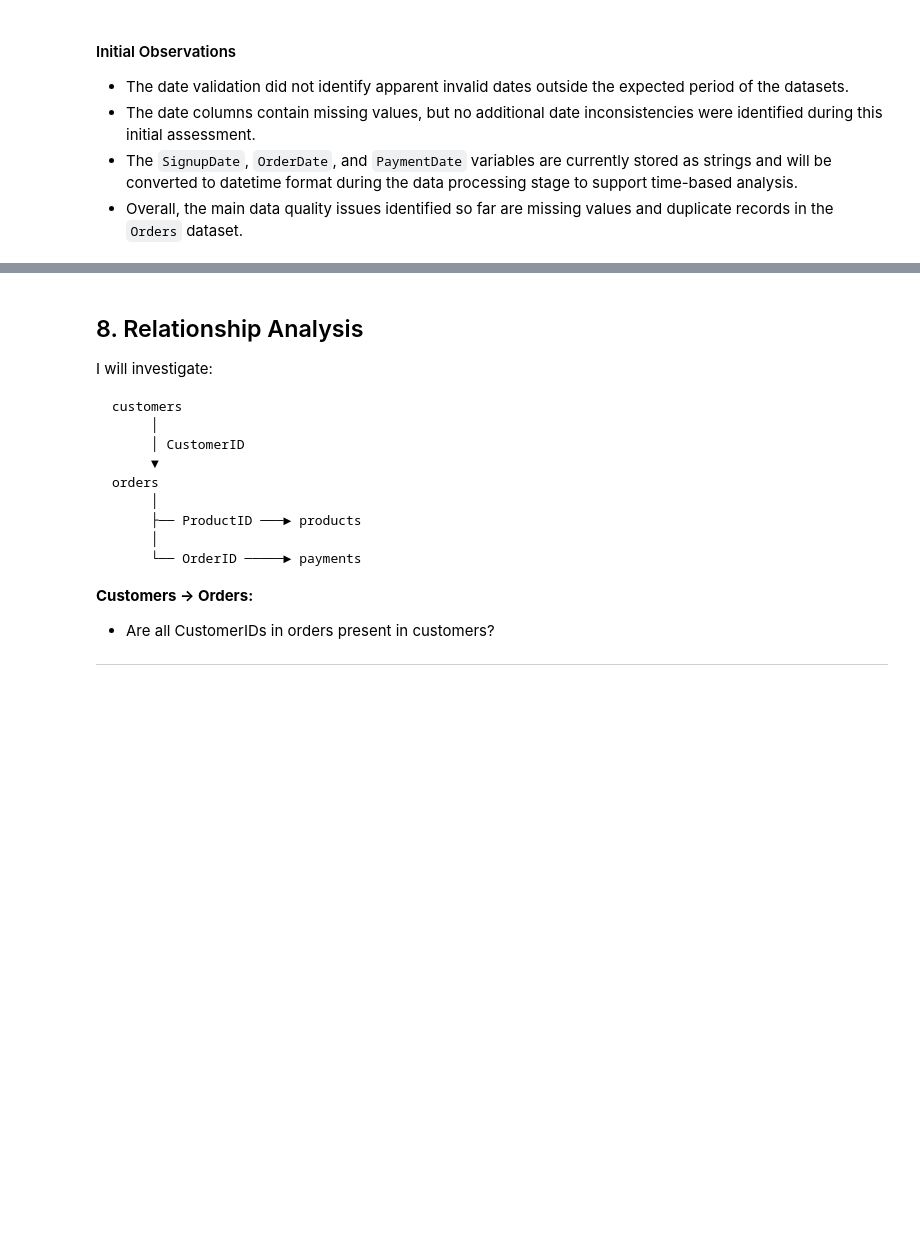
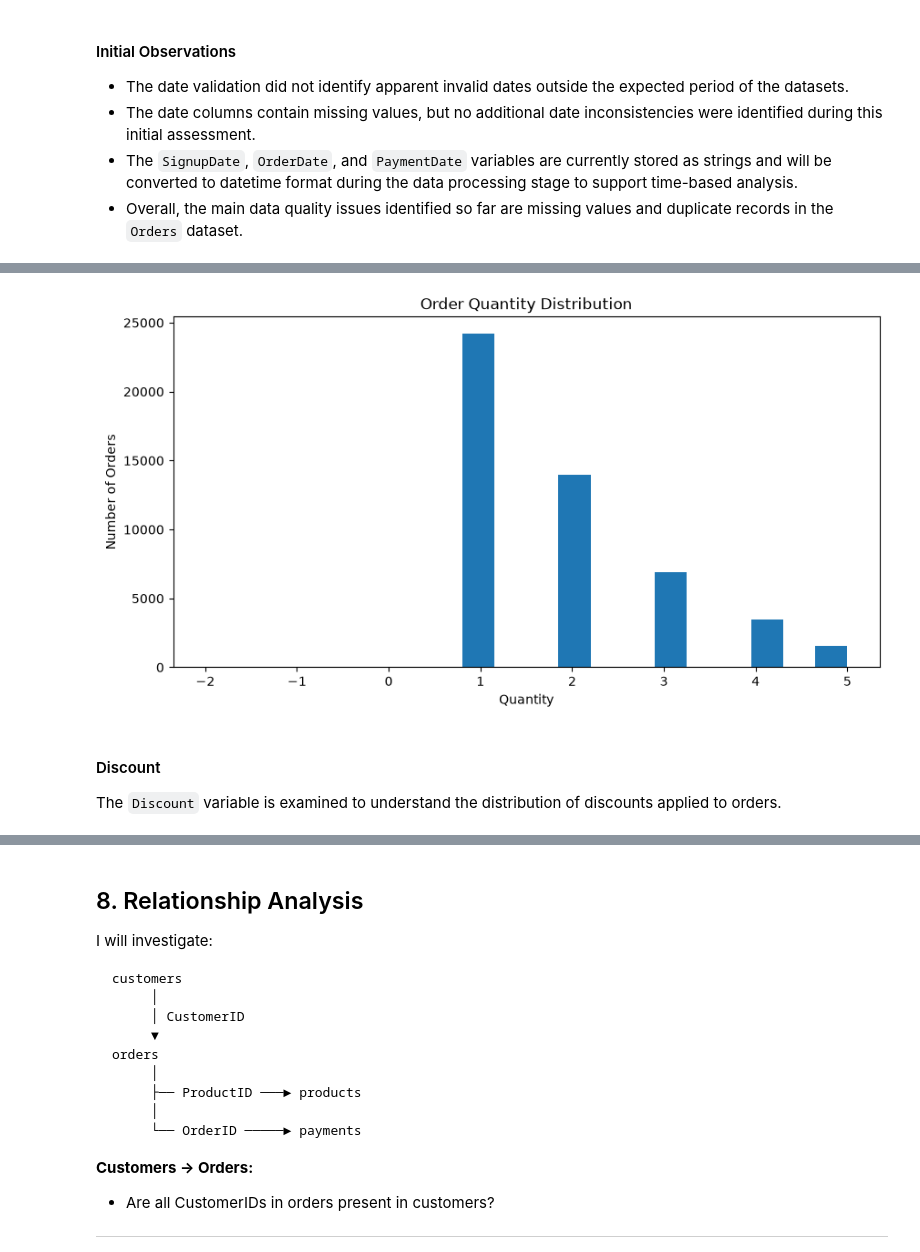
Before and after one commit to IsacFreitaas/ecommerce-business-analytics, a Jupyter notebook: notebooks/01_data_understanding.ipynb, the cells around one changed output, grey strips where cells are left out. Cells and saved outputs as stored; diff of their text form; code cells hidden in the pictures; blank space fills up the shorter version.

```diff
--- a/notebooks/01_data_understanding.ipynb
+++ b/notebooks/01_data_understanding.ipynb
@@ -730,0 +835,19 @@ These findings provide an initial understanding of the main data quality conside
+# %%
+plt.figure(figsize=(10, 5))
+
+plt.hist(
+    orders["Quantity"].dropna(),
+    bins=20
+)
+
+plt.title("Order Quantity Distribution")
+plt.xlabel("Quantity")
+plt.ylabel("Number of Orders")
+
+plt.show()
+# %% [output]
+[figure, added]
+# %% [markdown]
+#### Discount
+
+The `Discount` variable is examined to understand the distribution of discounts applied to orders.
```
Also changed, not shown: parts of 42 cells of this notebook.
